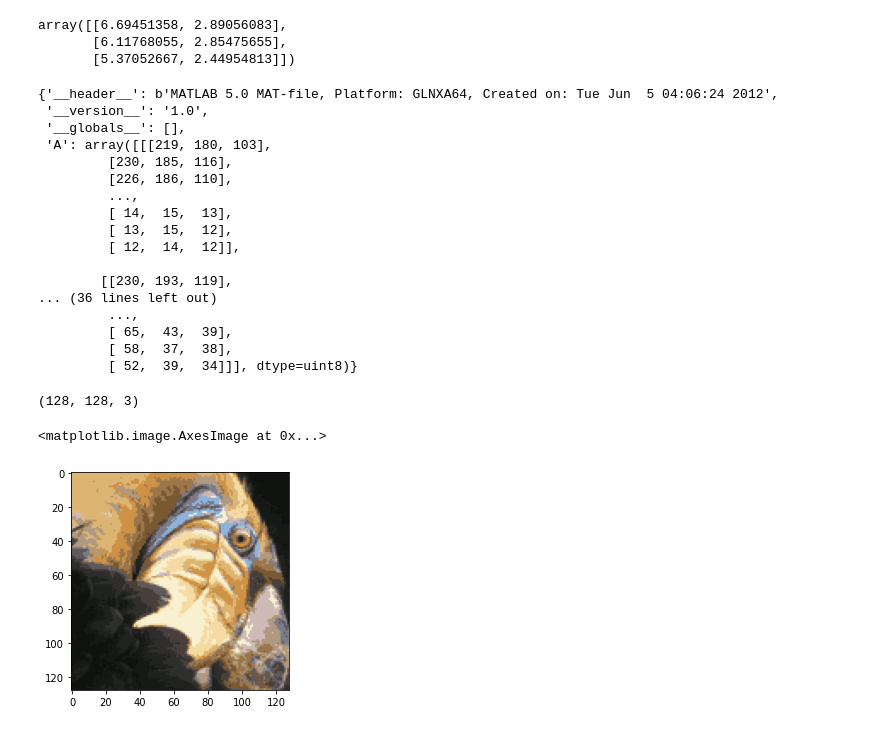
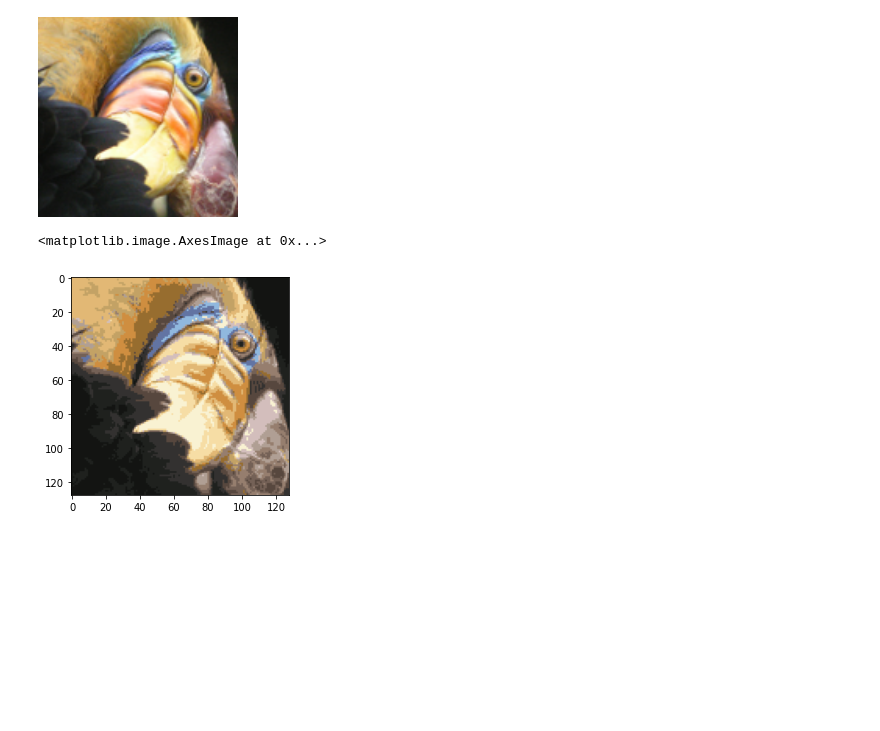
Before and after one commit to salvadorpsh/tech_talk, a Jupyter notebook: demo_2-k_means.ipynb, the cells around one changed output. Drawn from its saved outputs; the diff is of its cells as text; code cells hidden in the pictures; blank space fills up the shorter version.

Commit message:
adding final demo and resources

```diff
--- a/demo_2-k_means.ipynb
+++ b/demo_2-k_means.ipynb
@@ -82,61 +53,37 @@ def init_centroids(X, k):
         centroids[i,:] = X[idx[i],:]
 
     return centroids
-
-init_centroids(X, 3)
-# %% [output]
-array([[6.69451358, 2.89056083],
-       [6.11768055, 2.85475655],
-       [5.37052667, 2.44954813]])
 # %%
 image_data = loadmat('/home/salvis/Desktop/code/mlpython/ipython-notebooks/data/bird_small.mat')
 image_data
+Image(filename='/home/salvis/Desktop/code/mlpython/tech_talk/resources/bird_small.png', width = 200, height = 100)
 # %% [output]
-{'__header__': b'MATLAB 5.0 MAT-file, Platform: GLNXA64, Created on: Tue Jun  5 04:06:24 2012',
- '__version__': '1.0',
- '__globals__': [],
- 'A': array([[[219, 180, 103],
-         [230, 185, 116],
-         [226, 186, 110],
-         ...,
-         [ 14,  15,  13],
-         [ 13,  15,  12],
-         [ 12,  14,  12]],
-
-        [[230, 193, 119],
-... (36 lines left out)
-         ...,
-         [ 65,  43,  39],
-         [ 58,  37,  38],
-         [ 52,  39,  34]]], dtype=uint8)}
+[figure, added]
-# %%
-A = image_data['A']
-A.shape
-# %% [output]
-(128, 128, 3)
 # %%
+A = image_data['A']
+
 # normalize value ranges
 A = A / 255.
 
 # reshape the array
 X = np.reshape(A, (A.shape[0] * A.shape[1], A.shape[2]))
 
-# randomly initialize the centroids
+# # randomly initialize the centroids
 initial_centroids = init_centroids(X, 16)
 
-# run the algorithm
+# # run the algorithm
 idx, centroids = run_k_means(X, initial_centroids, 10)
 
-# get the closest centroids one last time
+# # get the closest centroids one last time
 idx = find_closest_centroids(X, centroids)
 
-# map each pixel to the centroid value
+# # map each pixel to the centroid value
 X_recovered = centroids[idx.astype(int),:]
 
-# reshape to the original dimensions
+# # reshape to the original dimensions
 X_recovered = np.reshape(X_recovered, (A.shape[0], A.shape[1], A.shape[2]))
 
 plt.imshow(X_recovered)
 # %% [output]
 <matplotlib.image.AxesImage at 0x...>
-[figure, old version]
+[figure, new version]
```
Also changed, not shown: parts of 6 cells of this notebook, 34 other files.
